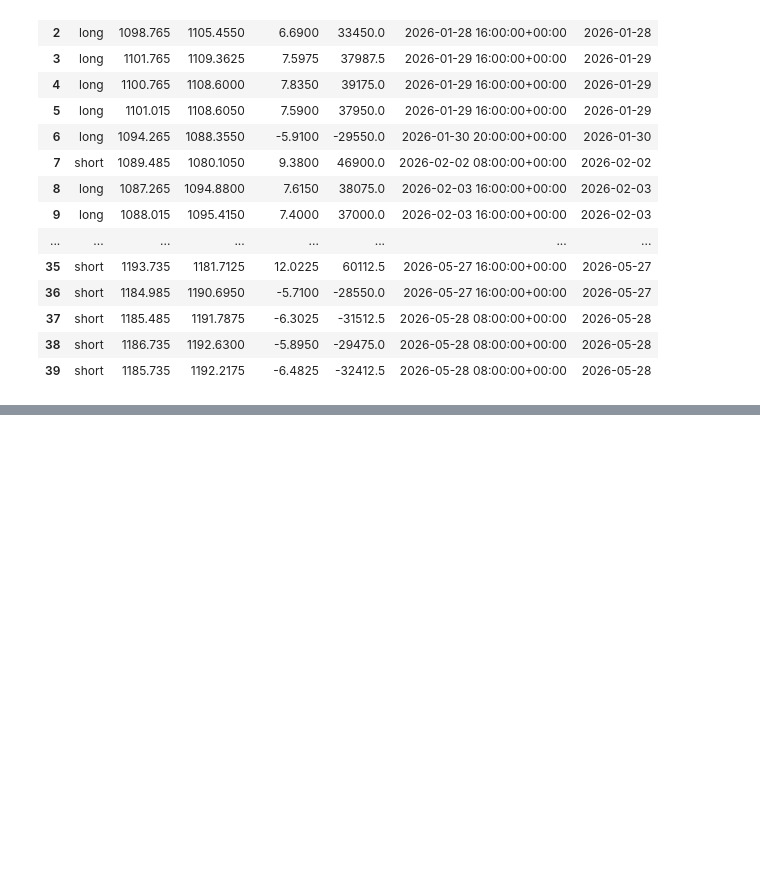
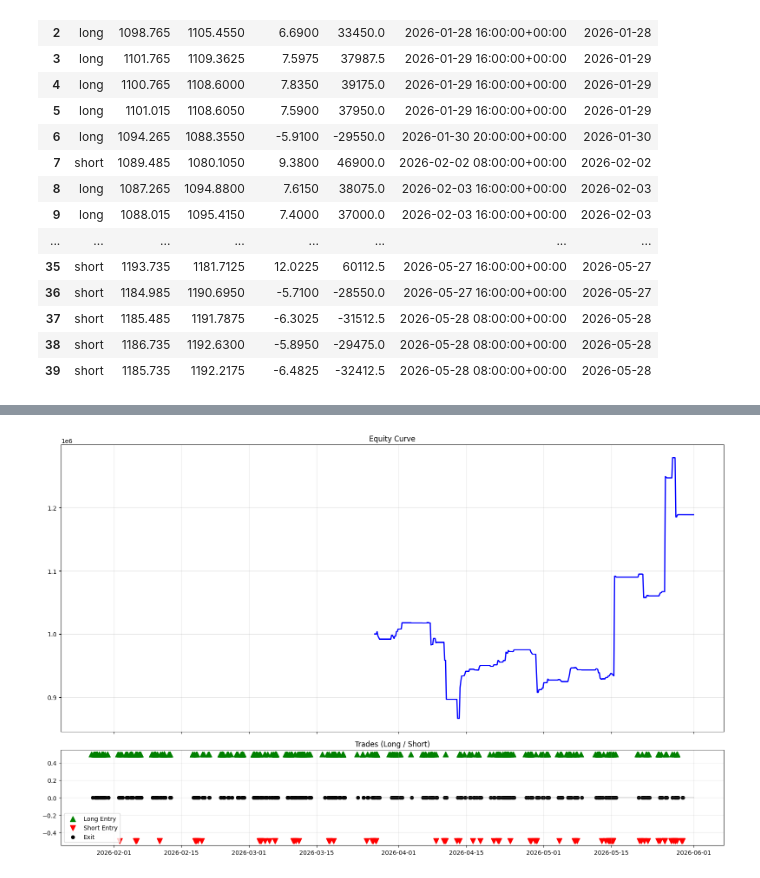
Before and after one commit to LijunZhou000/ML-Algorithmic-Trading, a Jupyter notebook: TradingBots/Notebooks/P5Conjunto.ipynb, the cells around one changed output, grey strips where cells are left out. Cells and saved outputs as stored; diff of their text form; code cells hidden in the pictures; blank space fills up the shorter version.

```diff
--- a/TradingBots/Notebooks/P5Conjunto.ipynb
+++ b/TradingBots/Notebooks/P5Conjunto.ipynb
@@ -311,13 +362,13 @@ def plot_equity_and_trades(equity_curve, df_trades):
     long_entries = df_trades[df_trades["type"] == "long"]
     short_entries = df_trades[df_trades["type"] == "short"]
 
-    # ax2.scatter(long_entries["datetime_entry"],
-    ax2.scatter(long_entries["datetime_exit"],
+    ax2.scatter(long_entries["datetime_entry"],
+    # ax2.scatter(long_entries["datetime_exit"],
                 np.zeros(len(long_entries)) + 0.5,
                 marker="^", color="green", s=80, label="Long Entry")
 
-    # ax2.scatter(short_entries["datetime_entry"],
-    ax2.scatter(short_entries["datetime_exit"],
+    ax2.scatter(short_entries["datetime_entry"],
+    # ax2.scatter(short_entries["datetime_exit"],
                 np.zeros(len(short_entries)) - 0.5,
                 marker="v", color="red", s=80, label="Short Entry")
 
@@ -335,0 +383,4 @@ plot_equity_and_trades(final_equity, all_trades)
+# %%
+plot_equity_and_trades(final_equity_risk, all_trades)
+# %% [output]
+[figure, added]
```
Also changed, not shown: parts of 14 cells of this notebook, 1 other file.
